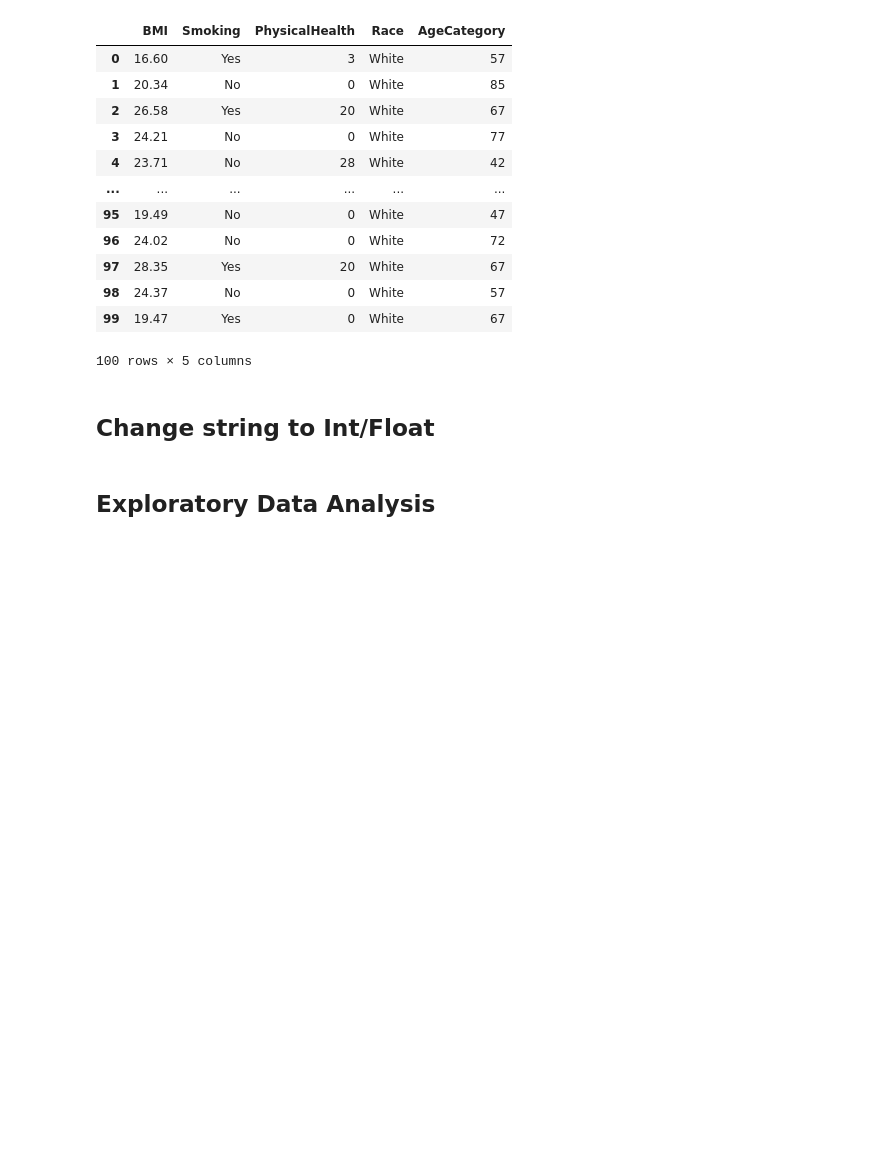
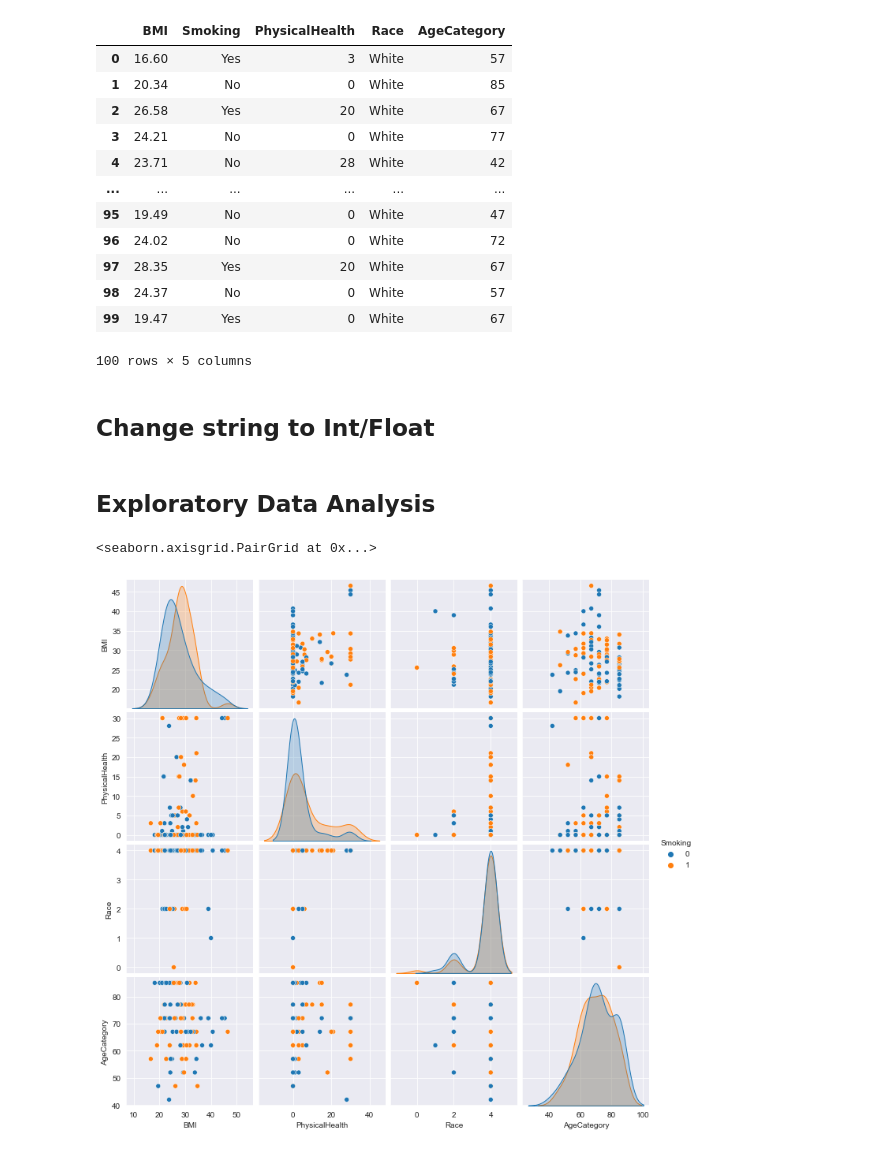
Before and after one commit to errhythm/BRACU_CSE438, a Jupyter notebook: Assignment 1/Decision Tree.ipynb, the cells around one changed output. Cells and saved outputs as stored; diff of their text form; code cells hidden in the pictures; blank space fills up the shorter version.

```diff
--- a/Assignment 1/Decision Tree.ipynb
+++ b/Assignment 1/Decision Tree.ipynb
@@ -124,3 +124,8 @@ for i in df['Race']:
         df['Race'] = df['Race'].replace(['Other'], int(5))
 # %% [markdown]
 ## Exploratory Data Analysis
+# %%
+sns.pairplot(data=df, hue = 'Smoking')
+# %% [output]
+<seaborn.axisgrid.PairGrid at 0x...>
+[figure, added]
```
Also changed, not shown: parts of 12 cells of this notebook.
